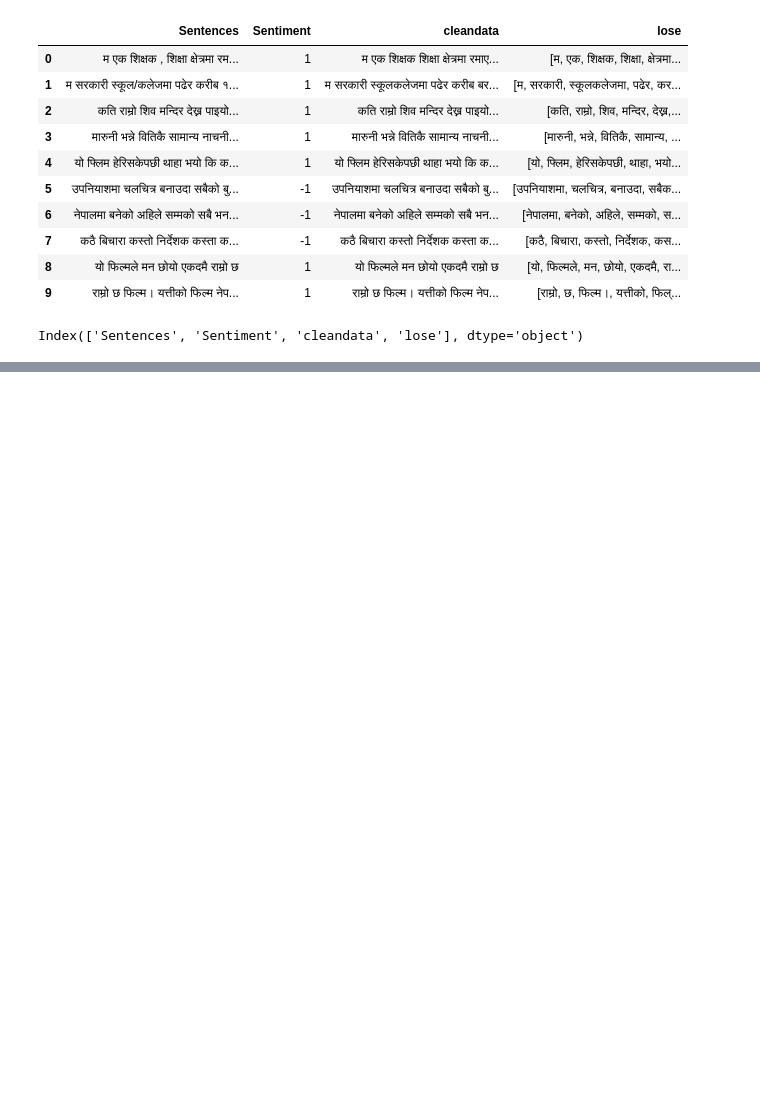
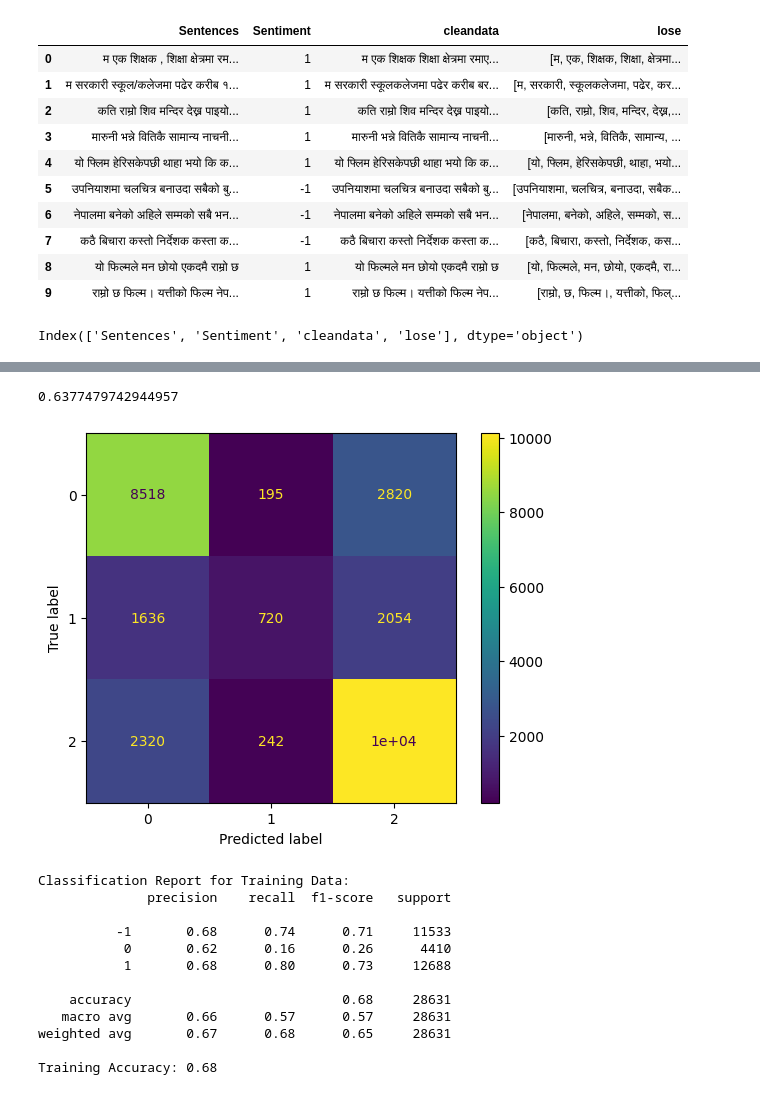
Before and after one commit to Dibay-Prakash/Nepali-sentiment-analysis, a Jupyter notebook: preprocessing.ipynb, the cells around one changed output, grey strips where cells are left out. Saved outputs shown, nothing was run; the diff lists cells and outputs as text; code cells hidden in the pictures; blank space fills up the shorter version.

```diff
--- a/preprocessing.ipynb
+++ b/preprocessing.ipynb
@@ -312,0 +270,3 @@ TypeError: sequence item 0: expected str instance, list found
+# %%
+x = data['stopwords']
+y = data['Sentiment']
@@ -312,0 +337,3 @@ TypeError: sequence item 0: expected str instance, list found
+# %%
+from sklearn.model_selection import train_test_split
+x_train, x_test, y_train, y_test = train_test_split(x,y, test_size = 0.20)
@@ -312,0 +352,9 @@ TypeError: sequence item 0: expected str instance, list found
+# %%
+vectorization = TfidfVectorizer()
+xv_train = vectorization.fit_transform(x_train)
+xv_test = vectorization.transform(x_test)
+# %%
+from sklearn.linear_model import LogisticRegression
+
+model = LogisticRegression()
+model.fit(xv_train,y_train)
@@ -312,0 +372,41 @@ TypeError: sequence item 0: expected str instance, list found
+# %%
+model.score(xv_test, y_test)
+# %% [output]
+0.6377479742944957
+# %%
+from sklearn.metrics import ConfusionMatrixDisplay, confusion_matrix, classification_report
+import matplotlib.pyplot as plt
+
+# Step 1: Predict on the training data
+pred_train_lr = model.predict(xv_train)  # Ensure 'model' is your trained logistic regression model
+
+# Step 2: Compute the confusion matrix
+cm_train = confusion_matrix(y_train, pred_train_lr)
+
+# Step 3: Display the confusion matrix
+disp_train = ConfusionMatrixDisplay(confusion_matrix=cm_train)
+disp_train.plot()  # Visualize the confusion matrix
+plt.show()  # Ensure the plot is displayed if running in some environments
+
+# Step 4: Print classification metrics
+print("Classification Report for Training Data:")
+print(classification_report(y_train, pred_train_lr))
+
+# Optional: Print accuracy explicitly
+from sklearn.metrics import accuracy_score
+accuracy_train = accuracy_score(y_train, pred_train_lr)
+print(f"Training Accuracy: {accuracy_train:.2f}")
+# %% [output]
+[figure, added]
+Classification Report for Training Data:
+              precision    recall  f1-score   support
+
+          -1       0.68      0.74      0.71     11533
+           0       0.62      0.16      0.26      4410
+           1       0.68      0.80      0.73     12688
+
+    accuracy                           0.68     28631
+   macro avg       0.66      0.57      0.57     28631
+weighted avg       0.67      0.68      0.65     28631
+
+Training Accuracy: 0.68
```
Also changed, not shown: parts of 27 cells of this notebook.
